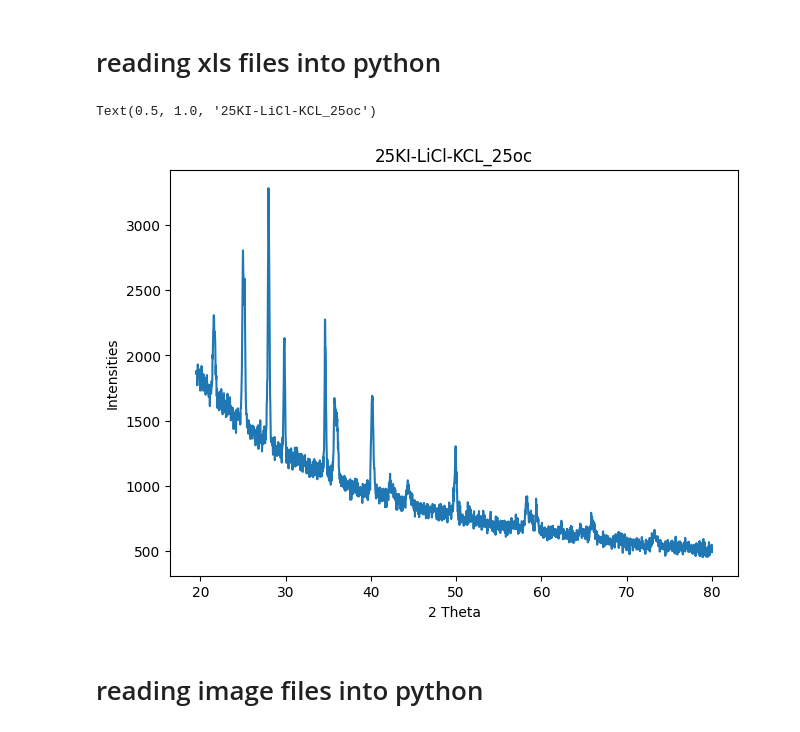
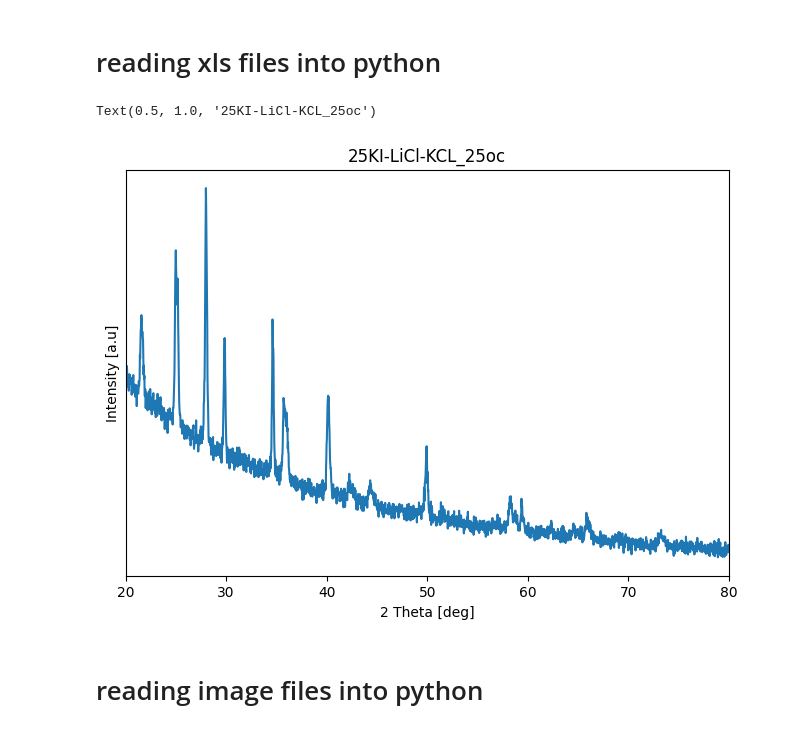
Before and after one commit to MehmetTopsakal/pySULI, a Jupyter notebook: notebooks/000.read_research_data_into_python.ipynb, the cells around one changed output. Cells and saved outputs as stored; diff of their text form; code cells hidden in the pictures.

```diff
--- a/notebooks/000.read_research_data_into_python.ipynb
+++ b/notebooks/000.read_research_data_into_python.ipynb
@@ -107,18 +109,20 @@ ax8.plot(data2[0],data2[4])
 # %%
 # navigate into xls directory
 os.chdir('%s/%s/%s'%(here,example_data_path,'xls'))
 
 # read excel file into panda dataframe
 df = pd.read_excel('25KI-LiCl-KCl_25oC.xlsx')
 
 fig, ax = plt.subplots()
+ax.set_xlim([20,80])
 ax.plot(df["Angles"],df["Intensities"])
-ax.set_xlabel("2 Theta")
-ax.set_ylabel("Intensities")
+ax.set_xlabel("2 Theta [deg]")
+ax.set_ylabel("Intensity [a.u]")
+ax.set_yticks([])
 ax.set_title("25KI-LiCl-KCL_25oc")
 # %% [output]
 Text(0.5, 1.0, '25KI-LiCl-KCL_25oc')
-[figure, old version]
+[figure, new version]
 # %% [markdown]
 # reading image files into python
 # %%
```
Also changed, not shown: parts of 6 cells of this notebook.
